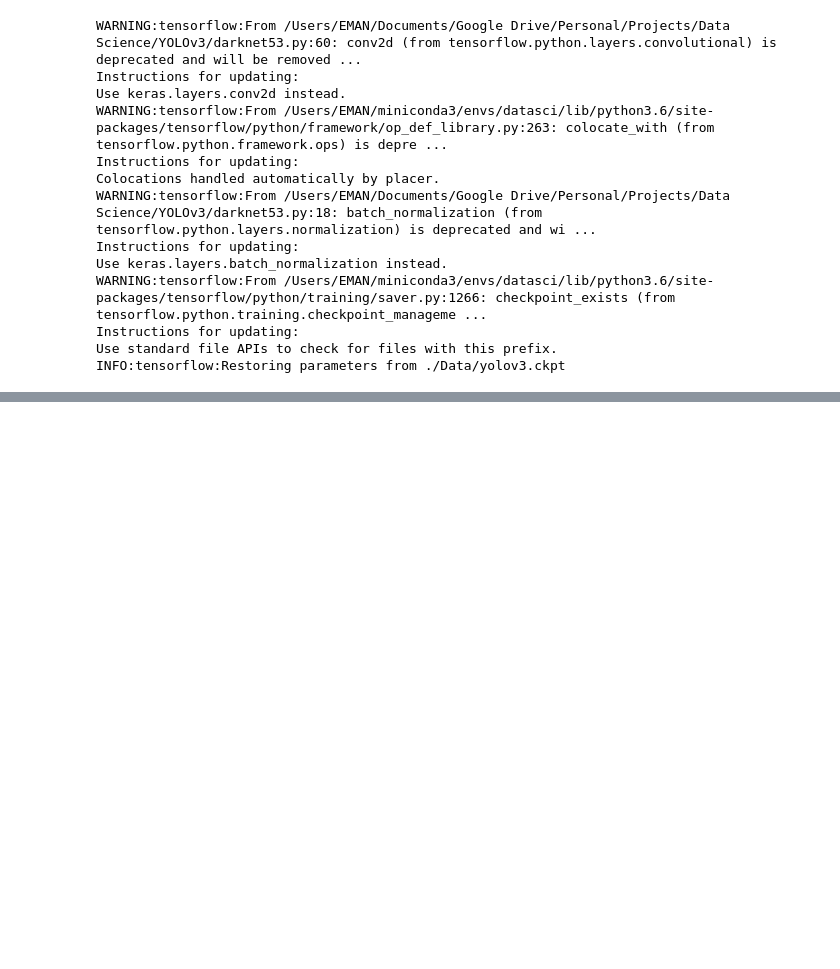
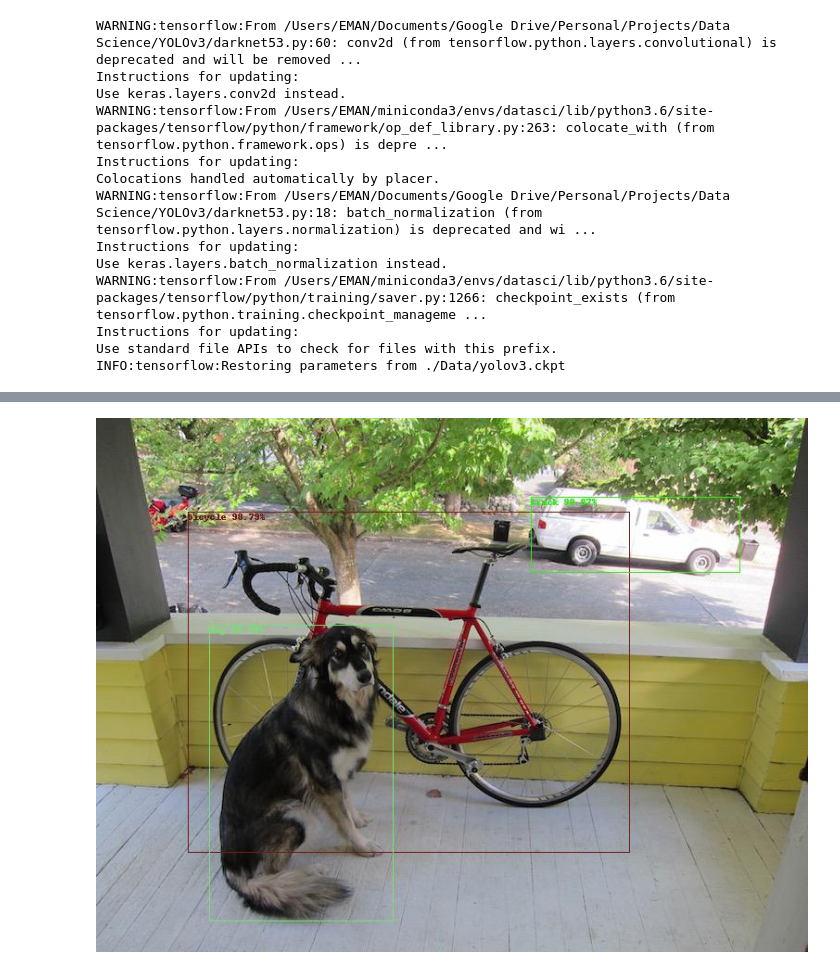
Before and after one commit to zeegeeko/YOLOv3, a Jupyter notebook: YOLO v3.ipynb, the cells around one changed output, grey strips where cells are left out. Cells and saved outputs as stored; diff of their text form; code cells hidden in the pictures; blank space fills up the shorter version.

```diff
--- a/YOLO v3.ipynb
+++ b/YOLO v3.ipynb
@@ -87,3 +99,8 @@ detection_result
 # %%
 for i, filename in enumerate(file_list):
     draw_boxes(filename, classnames, detection_result[i], (416,416))
+# %%
+from IPython.display import Image
+Image(filename='./output/detection_dog.jpg')
+# %% [output]
+[figure, added]
```
Also changed, not shown: parts of 11 cells of this notebook, 4 other files.
